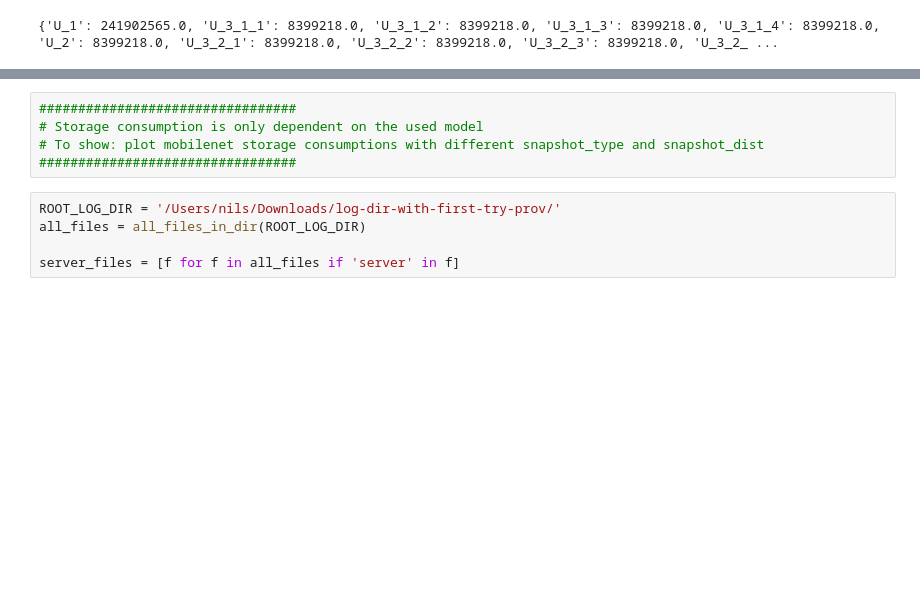
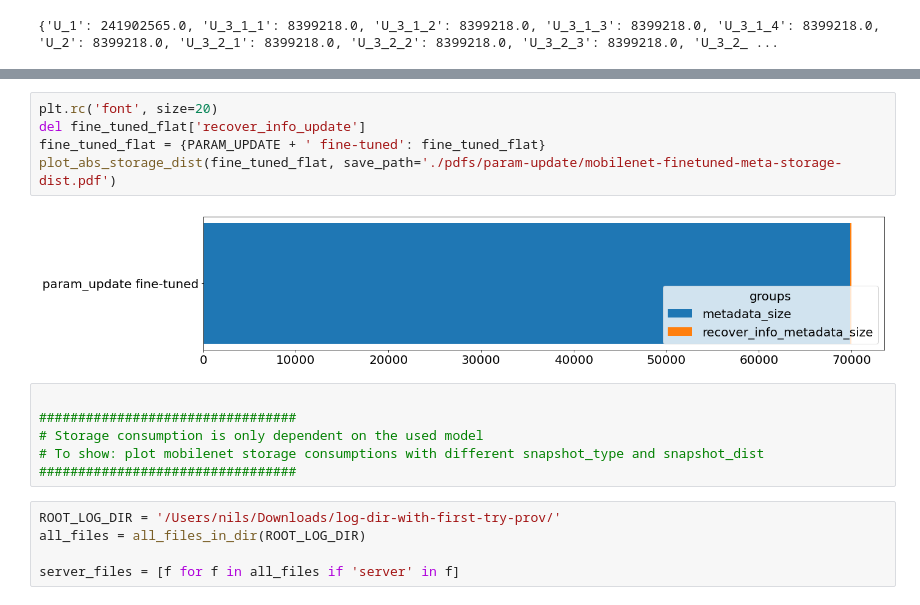
Before and after one commit to slin96/master-thesis, a Jupyter notebook: experiments/plots/storage_consumption.ipynb, the cells around one changed output, grey strips where cells are left out. Saved outputs shown, nothing was run; the diff lists cells and outputs as text; blank space fills up the shorter version.

```diff
--- a/experiments/plots/storage_consumption.ipynb
+++ b/experiments/plots/storage_consumption.ipynb
@@ -303,4 +332,12 @@ plot_median_storage_consumption(metas, save_path='./pdfs/median-storage-baseline
+# %%
+plt.rc('font', size=20)
+del fine_tuned_flat['recover_info_update']
+fine_tuned_flat = {PARAM_UPDATE + ' fine-tuned': fine_tuned_flat}
+plot_abs_storage_dist(fine_tuned_flat, save_path='./pdfs/param-update/mobilenet-finetuned-meta-storage-dist.pdf')
+# %% [output]
+[figure, added]
 # %%
+
 #################################
 # Storage consumption is only dependent on the used model
 # To show: plot mobilenet storage consumptions with different snapshot_type and snapshot_dist
```
Also changed, not shown: parts of 30 cells of this notebook, 9 other files.
